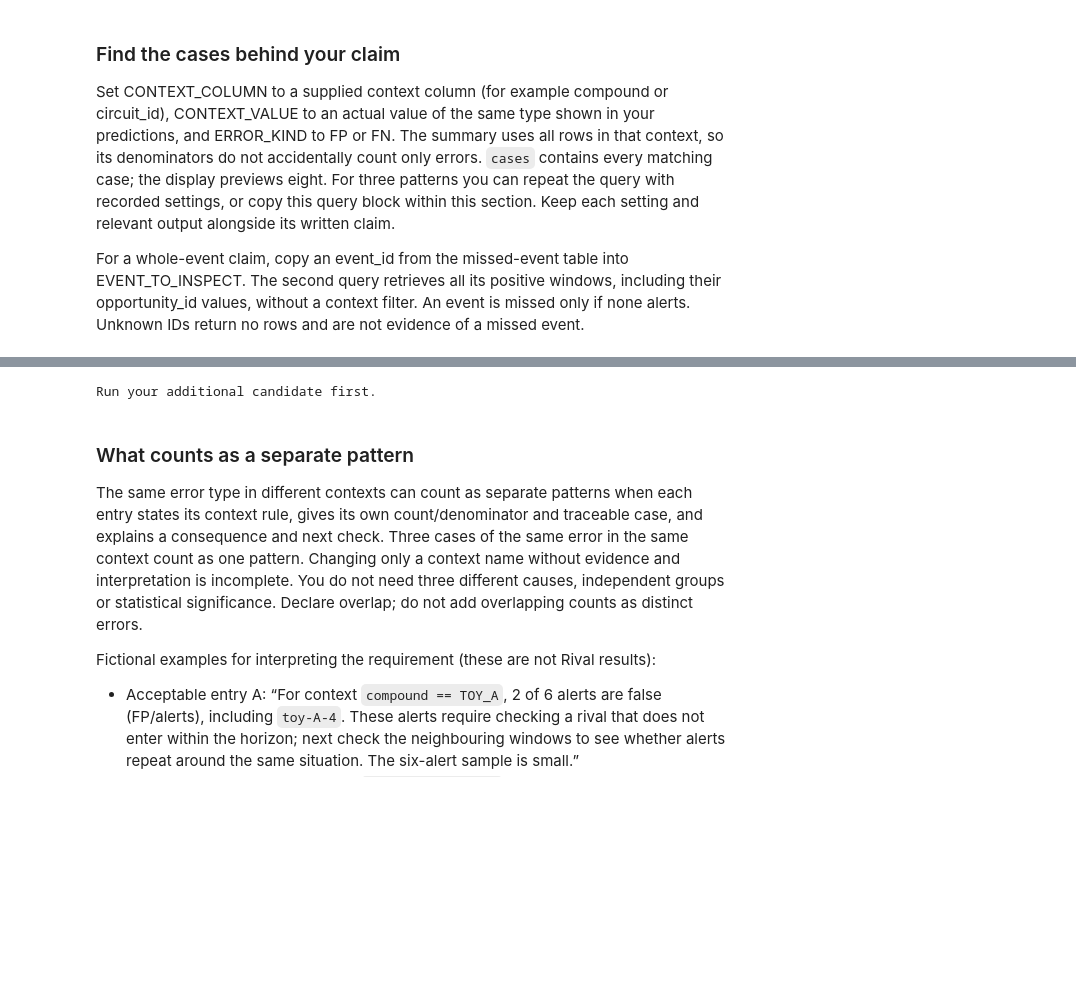
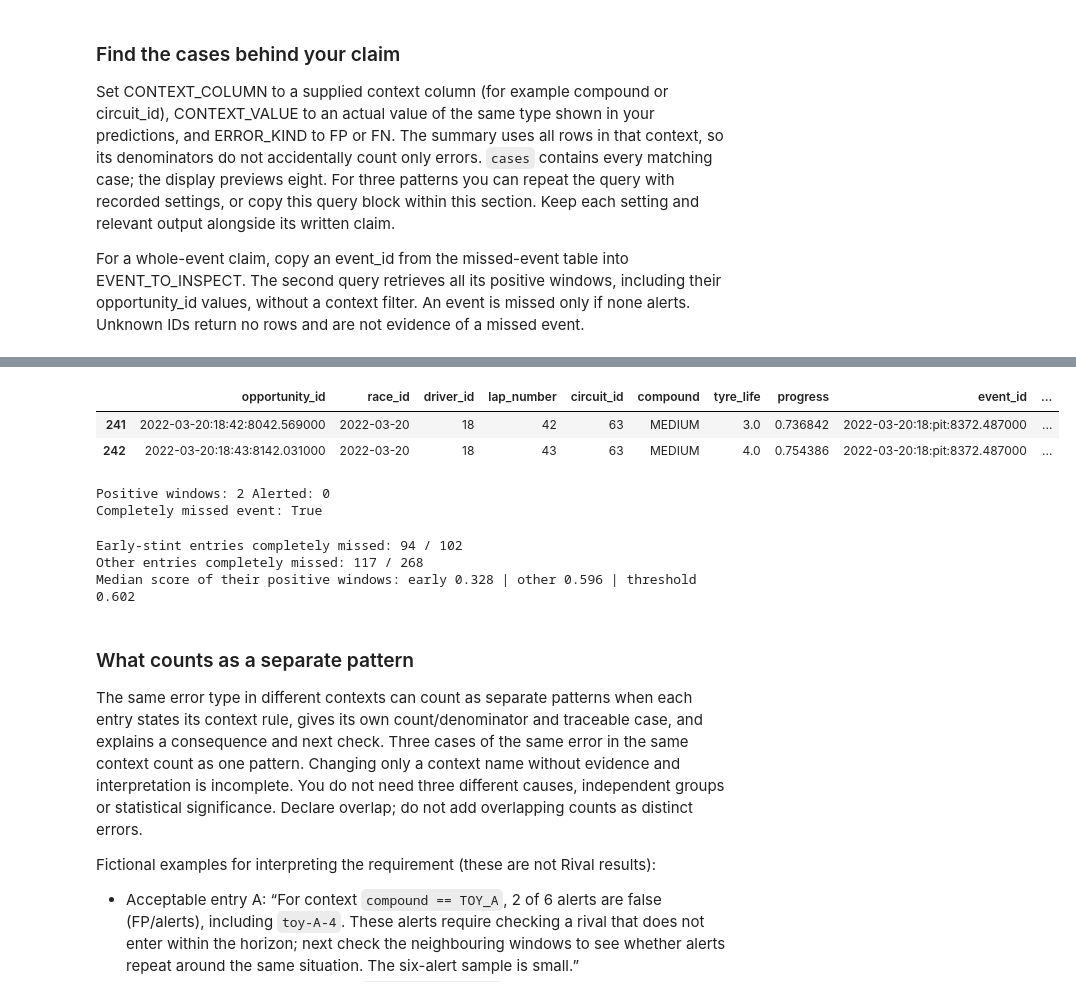
Before and after one commit to m1lvn/ai-workshop-labs, a Jupyter notebook: labs/lab_03/Lab03_ModelComparison_Student_v3.ipynb, the cells around one changed output, grey strips where cells are left out. Saved outputs shown, nothing was run; the diff lists cells and outputs as text; code cells hidden in the pictures; blank space fills up the shorter version.

```diff
--- a/labs/lab_03/Lab03_ModelComparison_Student_v3.ipynb
+++ b/labs/lab_03/Lab03_ModelComparison_Student_v3.ipynb
@@ -261,20 +383,41 @@ Run your additional candidate first; its frozen predictions are needed.
 # %%
-EVENT_TO_INSPECT = None
+EVENT_TO_INSPECT = '2022-03-20:18:pit:8372.487000'  # pattern 3 example (early-stint entry)
 
 if predictions is None:
     print('Run your additional candidate first.')
 elif EVENT_TO_INSPECT is None:
     print('Set an event_id above when checking a completely missed event.')
 else:
     event_windows = positive_windows_for_event(predictions, EVENT_TO_INSPECT)
     display(event_windows)
     if event_windows.empty:
         print('No positive windows found: check the ID; do not call this a missed event.')
     else:
         print('Positive windows:', len(event_windows), 'Alerted:', int(event_windows.alert.sum()))
         print('Completely missed event:', not bool(event_windows.alert.any()))
 # %% [output]
+|  | opportunity_id | race_id | driver_id | lap_number | circuit_id | compound | tyre_life | progress | event_id | ... |
+| 241 | 2022-03-20:18:42:8042.569000 | 2022-03-20 | 18 | 42 | 63 | MEDIUM | 3.0 | 0.736842 | 2022-03-20:18:pit:8372.487000 | ... |
+| 242 | 2022-03-20:18:43:8142.031000 | 2022-03-20 | 18 | 43 | 63 | MEDIUM | 4.0 | 0.754386 | 2022-03-20:18:pit:8372.487000 | ... |
-Run your additional candidate first.
+Positive windows: 2 Alerted: 0
+Completely missed event: True
+# %%
+# Pattern 3: whole-event check for entries whose positive windows all have tyre_life <= 10 laps.
+# Descriptive only: frozen predictions, no refit or threshold change.
+if predictions is not None:
+    positives = predictions.loc[predictions.y.eq(1)]
+    per_event = positives.groupby('event_id').agg(max_tyre_life=('tyre_life', 'max'), caught=('alert', 'any'))
+    early = per_event.max_tyre_life.le(10)
+    print('Early-stint entries completely missed:', int((~per_event.caught[early]).sum()), '/', int(early.sum()))
+    print('Other entries completely missed:', int((~per_event.caught[~early]).sum()), '/', int((~early).sum()))
+    print('Median score of their positive windows: early',
+          round(positives.loc[positives.event_id.isin(per_event.index[early]), 'score'].median(), 3),
+          '| other', round(positives.loc[positives.event_id.isin(per_event.index[~early]), 'score'].median(), 3),
+          '| threshold', round(extra_policy['threshold'], 3))
+# %% [output]
+Early-stint entries completely missed: 94 / 102
+Other entries completely missed: 117 / 268
+Median score of their positive windows: early 0.328 | other 0.596 | threshold 0.602
 # %% [markdown]
 ### What counts as a separate pattern
 
```
Also changed, not shown: parts of 11 cells of this notebook, 9 other files.
